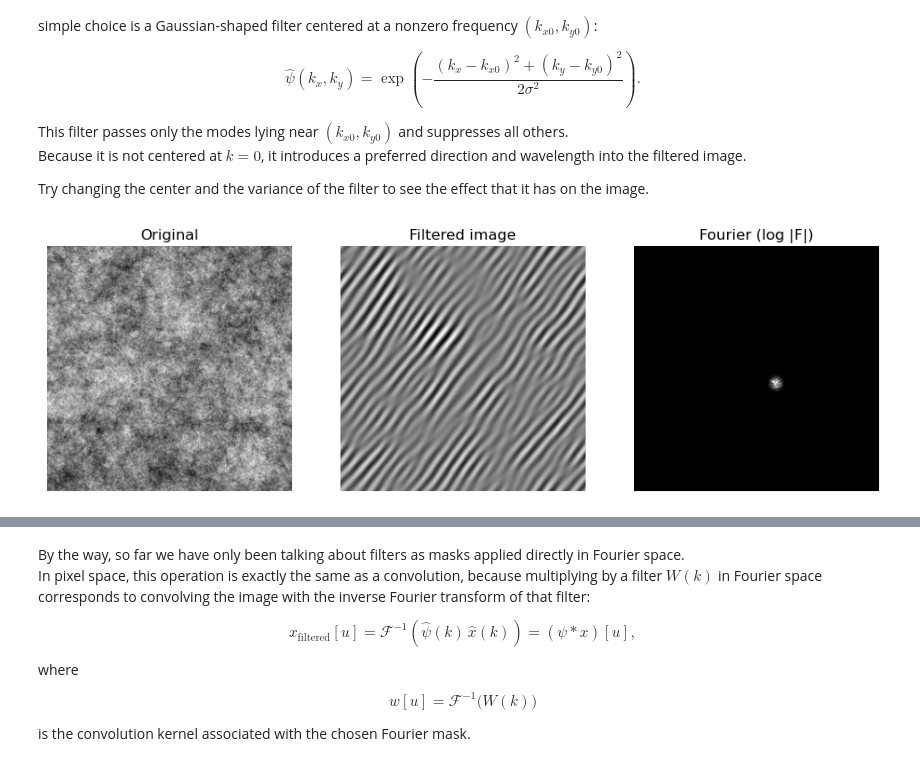
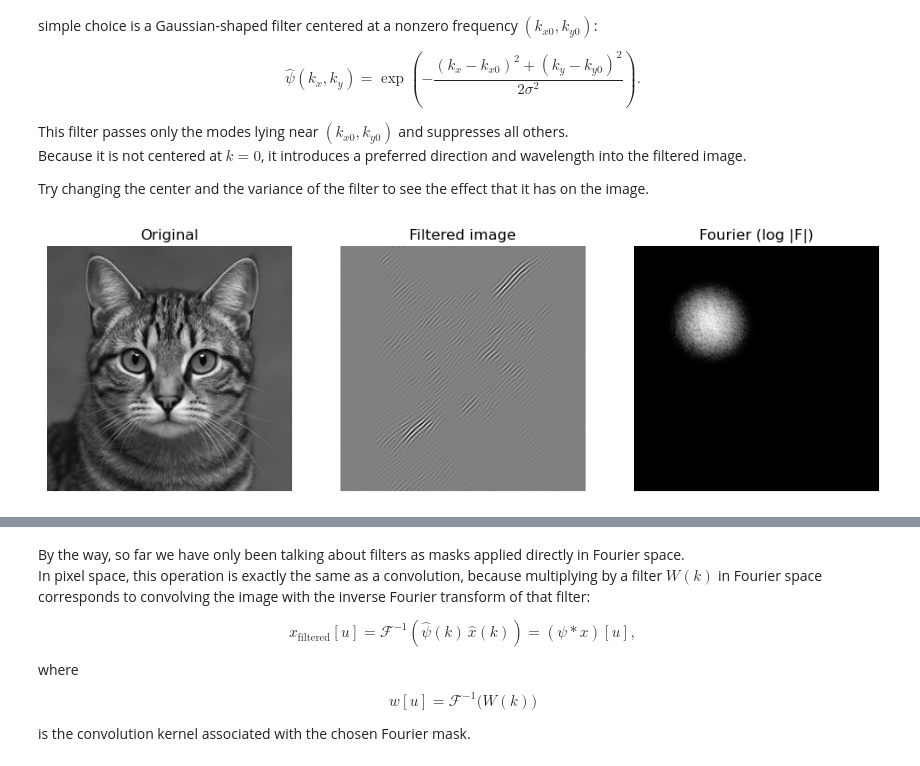
Before and after one commit to atsouros/component_separation_intro, a Jupyter notebook: Introductory_Notebook.ipynb, the cells around one changed output, grey strips where cells are left out. Saved outputs shown, nothing was run; the diff lists cells and outputs as text; code cells hidden in the pictures.

```diff
--- a/Introductory_Notebook.ipynb
+++ b/Introductory_Notebook.ipynb
@@ -145,7 +145,7 @@ gaussian = np.load("grf.npy")
 Let's look at an example image and its Fourier modes, as before. Notice that I shift the FFT image such that the mode $\hat{x}[0]$ is at the center of the image. Then, each pixel on the left plot is a Fourier mode.
 # %%
 #Choose the image you want to play with
-img = gaussian
+img = cat
 # %%
 import numpy as np
 import matplotlib.pyplot as plt
@@ -414,8 +414,8 @@ ky = np.arange(-N//2, N//2)
 kx, ky = np.meshgrid(kx, ky)
 
 # --- Morlet parameters ---
-kx0, ky0 = 20, 15    # center in Fourier space
-sigma = 3          # width of Gaussian bump
+kx0, ky0 = -50, -50    # center in Fourier space
+sigma = 10          # width of Gaussian bump
 
 # Morlet wavelet in Fourier space (no external library)
 Morlet = np.exp(-((kx - kx0)**2 + (ky - ky0)**2) / (2*sigma**2))
@@ -423,31 +423,31 @@ Morlet = np.exp(-((kx - kx0)**2 + (ky - ky0)**2) / (2*sigma**2))
 # Apply as band-pass filter
 F_morlet = Fshift * Morlet
 
 # inverse FFT
 F_m_unshift = np.fft.ifftshift(F_morlet)
 I_morlet = np.fft.ifft2(F_m_unshift).real
 
 # spectrum for display
 P_morlet = np.log1p(np.abs(F_morlet))
 
 # plots
 plt.figure(figsize=(12,5))
 
 plt.subplot(1,3,1)
 plt.title("Original")
 plt.imshow(I, cmap="gray")
 plt.axis("off")
 
 plt.subplot(1,3,2)
 plt.title("Filtered image")
 plt.imshow(I_morlet, cmap="gray")
 plt.axis("off")
 
 plt.subplot(1,3,3)
 plt.title("Fourier (log |F|)")
 plt.imshow(P_morlet, cmap="gray")
 plt.axis("off")
 
 plt.show()
 # %% [output]
-[figure, old version]
+[figure, new version]
```
Also changed, not shown: parts of 8 cells of this notebook, 1 other file.
